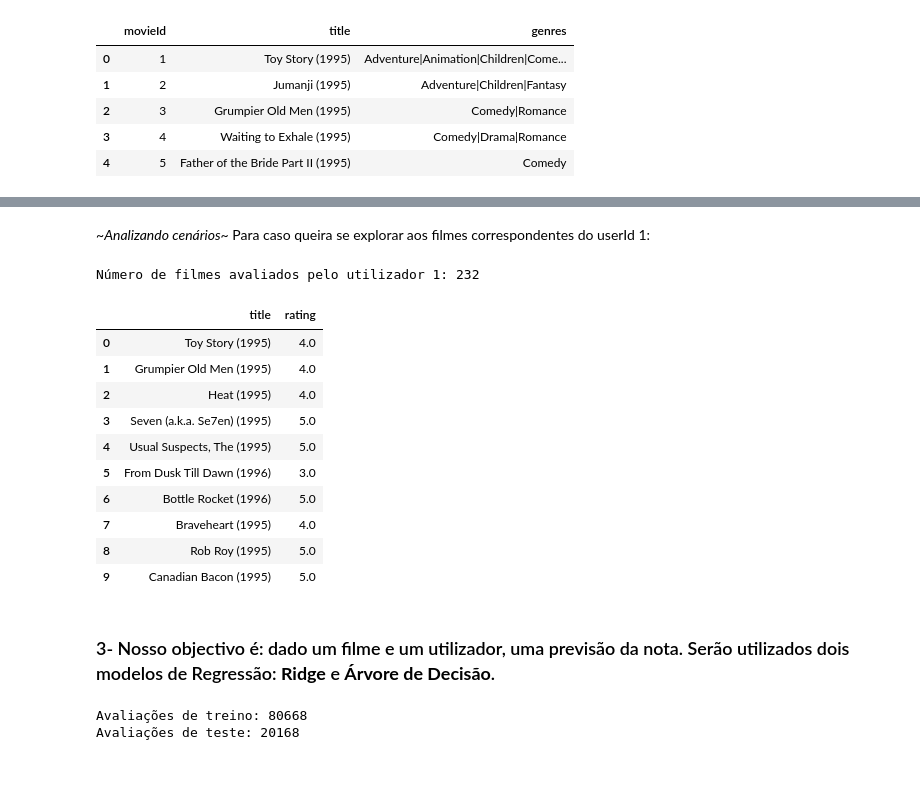
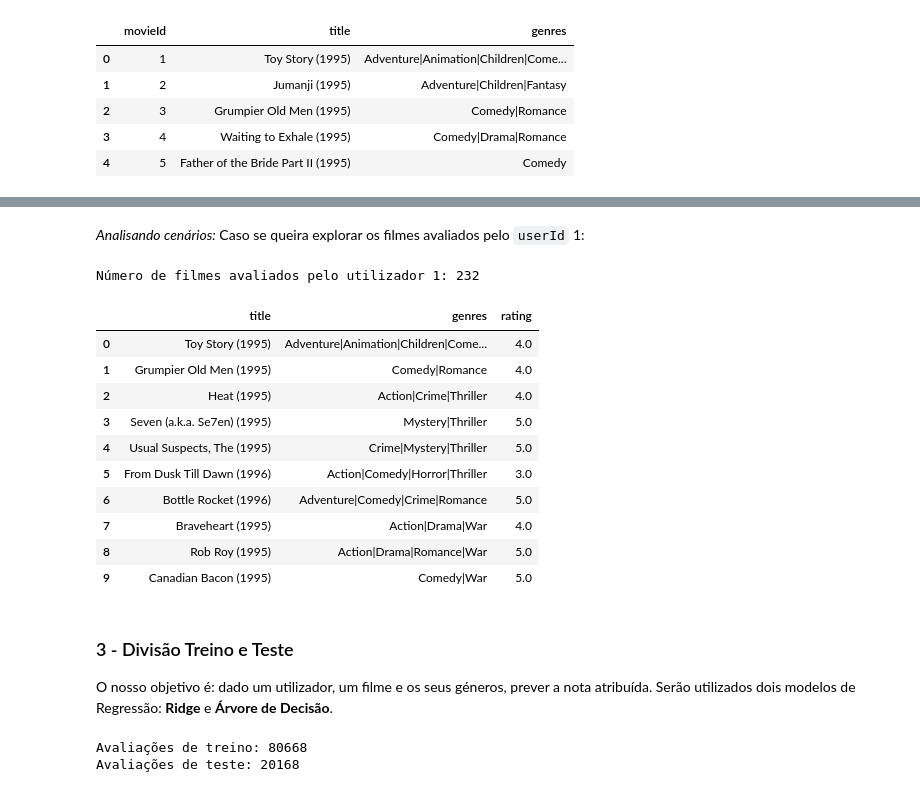
Before and after one commit to nicolasruchimura2/movie-lens-ml, a Jupyter notebook: recomendacoes.ipynb, the cells around one changed output, grey strips where cells are left out. Drawn from its saved outputs; the diff is of its cells as text; code cells hidden in the pictures.

```diff
--- a/recomendacoes.ipynb
+++ b/recomendacoes.ipynb
@@ -72,29 +72,30 @@ Apresentam-se as primeiras dez avaliações, associadas aos respetivos títulos
 # %% [markdown]
-~*Analizando cenários*~
-Para caso queira se explorar aos filmes correspondentes do userId 1:
+*Analisando cenários:*
+Caso se queira explorar os filmes avaliados pelo `userId` 1:
 # %%
 avaliacoes_user1 = avaliacoes.loc[
     avaliacoes["userId"] == 1,
-    ["title", "rating"]
+    ["title", "genres", "rating"]
 ]
 
 print("Número de filmes avaliados pelo utilizador 1:", len(avaliacoes_user1))
 display(avaliacoes_user1.head(10))
 # %% [output]
 Número de filmes avaliados pelo utilizador 1: 232
-|  | title | rating |
-| 0 | Toy Story (1995) | 4.0 |
-| 1 | Grumpier Old Men (1995) | 4.0 |
-| 2 | Heat (1995) | 4.0 |
-| 3 | Seven (a.k.a. Se7en) (1995) | 5.0 |
-| 4 | Usual Suspects, The (1995) | 5.0 |
-| 5 | From Dusk Till Dawn (1996) | 3.0 |
-| 6 | Bottle Rocket (1996) | 5.0 |
-| 7 | Braveheart (1995) | 4.0 |
-| 8 | Rob Roy (1995) | 5.0 |
-| 9 | Canadian Bacon (1995) | 5.0 |
+|  | title | genres | rating |
+| 0 | Toy Story (1995) | Adventure|Animation|Children|Come... | 4.0 |
+| 1 | Grumpier Old Men (1995) | Comedy|Romance | 4.0 |
+| 2 | Heat (1995) | Action|Crime|Thriller | 4.0 |
+| 3 | Seven (a.k.a. Se7en) (1995) | Mystery|Thriller | 5.0 |
+| 4 | Usual Suspects, The (1995) | Crime|Mystery|Thriller | 5.0 |
+| 5 | From Dusk Till Dawn (1996) | Action|Comedy|Horror|Thriller | 3.0 |
+| 6 | Bottle Rocket (1996) | Adventure|Comedy|Crime|Romance | 5.0 |
+| 7 | Braveheart (1995) | Action|Drama|War | 4.0 |
+| 8 | Rob Roy (1995) | Action|Drama|Romance|War | 5.0 |
+| 9 | Canadian Bacon (1995) | Comedy|War | 5.0 |
 # %% [markdown]
-### 3- Nosso objectivo é: dado um filme e um utilizador, uma previsão da nota. Serão utilizados dois modelos de Regressão: **Ridge** e **Árvore de Decisão**.
+### 3 - Divisão Treino e Teste
+O nosso objetivo é: dado um utilizador, um filme e os seus géneros, prever a nota atribuída. Serão utilizados dois modelos de Regressão: **Ridge** e **Árvore de Decisão**.
 # %%
 from sklearn.model_selection import train_test_split
 
```
Also changed, not shown: parts of 40 cells of this notebook.
